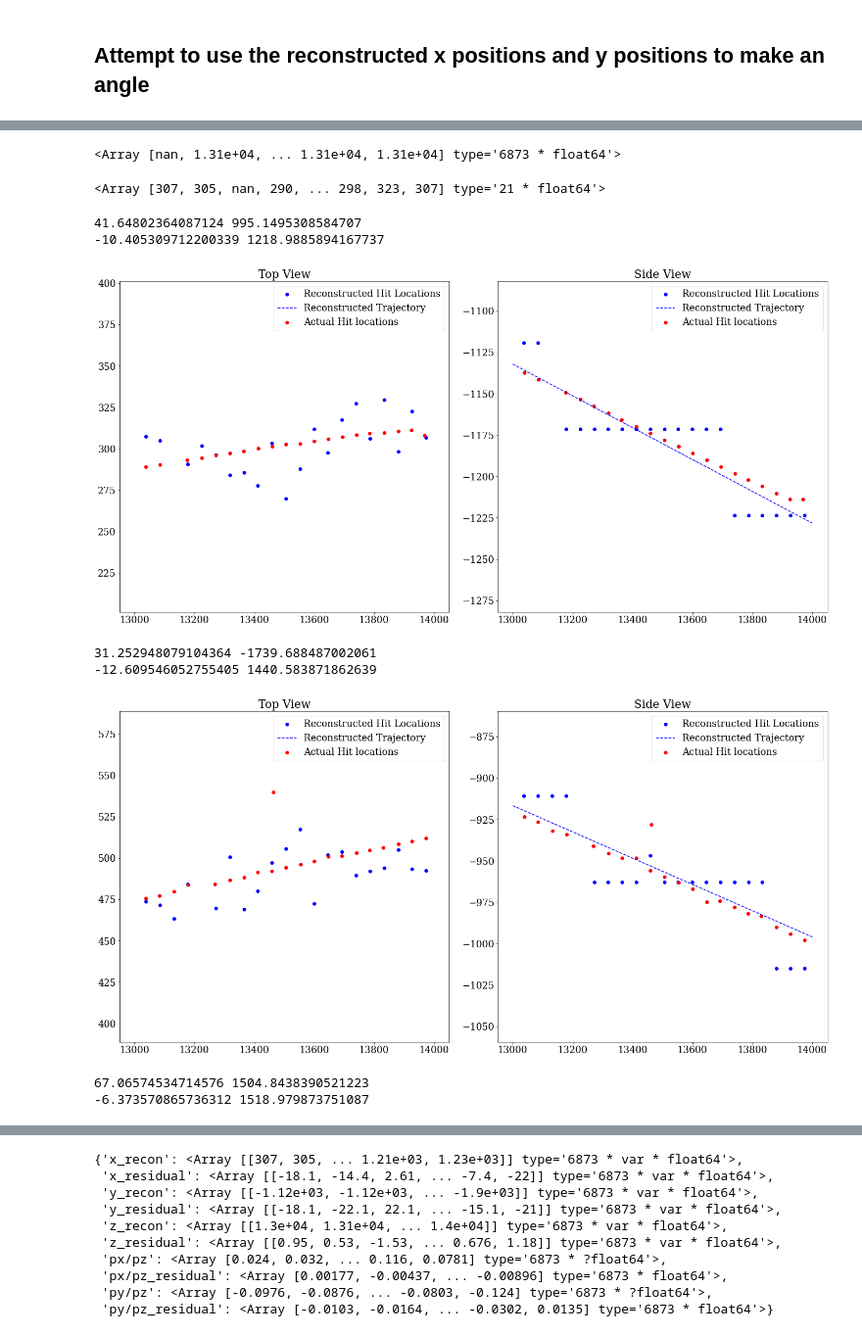
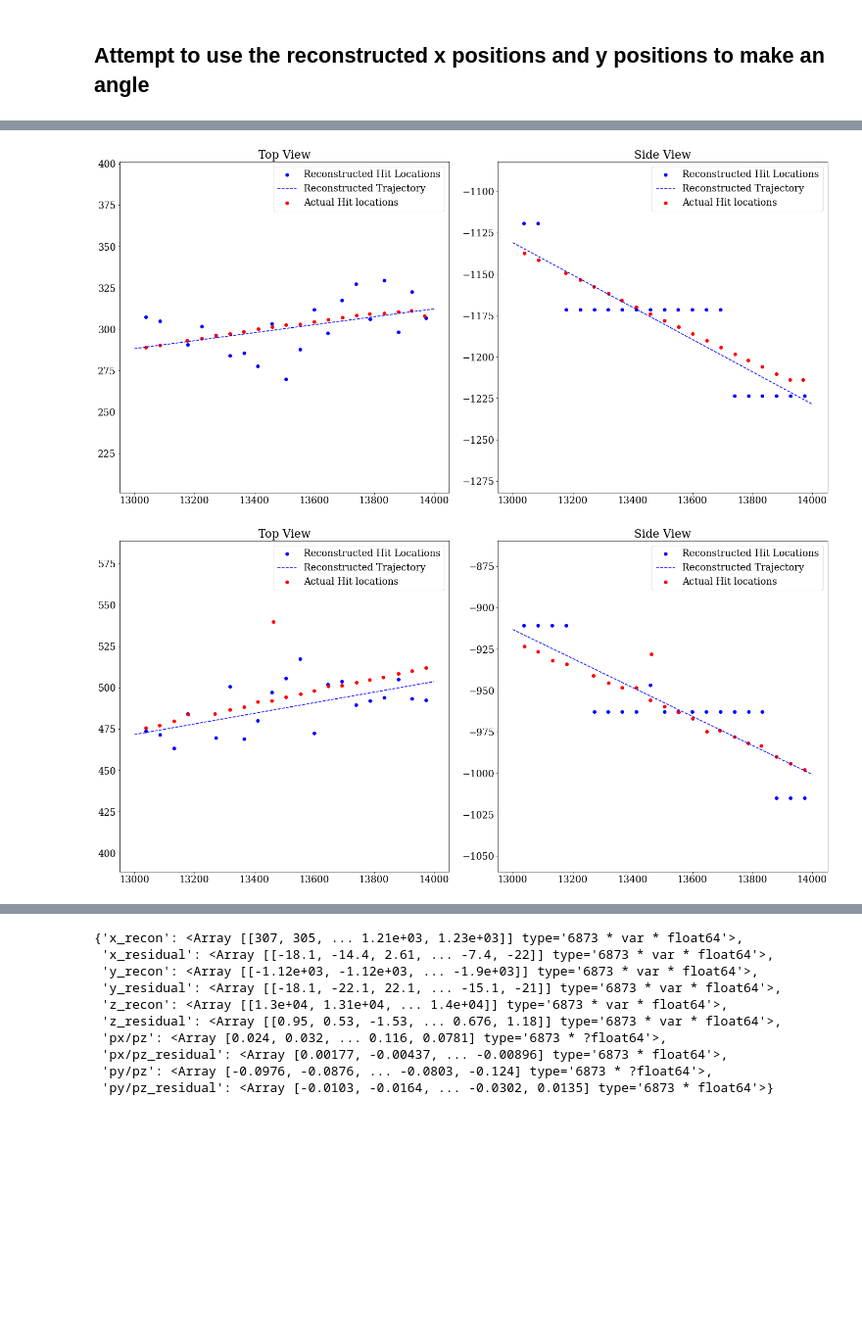
Before and after one commit to peckalec/SiPM-Studies, a Jupyter notebook: fcal_muon_GEMC.ipynb, the cells around one changed output, grey strips where cells are left out. Shown at 98% size. Cells and saved outputs as stored; diff of their text form; code cells hidden in the pictures; blank space fills up the shorter version.

```diff
--- a/fcal_muon_GEMC.ipynb
+++ b/fcal_muon_GEMC.ipynb
@@ -572,7 +506,5 @@ ak.sum((y-y_bar)*(obs-obs_bar))/ak.sum((y-y_bar)**2)
 # %%
-
 for i in range(len(nEnergies)):
-    #for sigtype,label, formula in (("TDC","TDCR-TDCL",(TDCR_vals[i][MIPcut[i]]-TDCL_vals[i][MIPcut[i]])[hitscut[i]]),
     y = (avg_ys[i][MIPcut[i]][hitscut[i]])
     obs=(components[i][MIPcut[i]][hitscut[i]])
     y_bar = ak.mean(y)
@@ -596,7 +528,7 @@ for i in range(len(nEnergies)):
 
 
     y_recon = (obs-b)/m
-    results[i][2]["y_recon"] = y_recon
+    results[i]["y_recon"] = y_recon
 
     recvy = ax[1].hist2d(ak.flatten(y).tolist(),ak.flatten(y_recon).tolist(),bins=[500,500],cmin=1) #,norm=mpl.colors.LogNorm()
     fig.colorbar(recvy[-1],ax=ax[1])
@@ -624,7 +556,12 @@ for i in range(len(nEnergies)):
     ax[2].set_xlabel(f"$y_{{recon}}-y_{{\\rm truth}}$ [mm]")
     plt.show()
 
-    results[i][2]["y_residual"] = residuals
+    results[i]["y_residual"] = residuals
+
+    fitresults[i]["m_y"] = m
+    fitresults[i]["b_y"] = b
+    fitresults[i]["sigma_y"] = sigma
+    fitresults[i]["mu_y"] = mu
 # %% [output]
 m = 0.02,b = 42.46
 mu = -0.00, sigma = 14.80
@@ -653,7 +590,7 @@ for i in range(len(nEnergies)):
 
 
     z_recon = (obs-b)/m
-    results[i][2]["z_recon"] = z_recon
+    results[i]["z_recon"] = z_recon
 
     recvz = ax[1].hist2d(ak.flatten(z).tolist(),ak.flatten(z_recon).tolist(),bins=[500,200],cmin=1) #,norm=mpl.colors.LogNorm()
     fig.colorbar(recvz[-1],ax=ax[1])
@@ -681,7 +618,12 @@ for i in range(len(nEnergies)):
     ax[2].set_xlabel(f"$z_{{recon}}-z_{{\\rm truth}}$ [mm]")
     plt.show()
 
-    results[i][2]["z_residual"] = residuals
+    results[i]["z_residual"] = residuals
+
+    fitresults[i]["m_z"] = m
+    fitresults[i]["b_z"] = b
+    fitresults[i]["sigma_z"] = sigma
+    fitresults[i]["mu_z"] = mu
 # %% [output]
 m = 0.0214,b = -277.5922
 mu = 0.00, sigma = 1.61
@@ -773,69 +707,50 @@ plt.show()
-# %%
-allzs
-# %% [output]
-<Array [nan, 1.31e+04, ... 1.31e+04, 1.31e+04] type='6873 * float64'>
-# %%
-avg_x_perlayer[0][0]
-# %% [output]
-<Array [307, 305, nan, 290, ... 298, 323, 307] type='21 * float64'>
 # %%
 #for each event, make a line of best fit connecting (x,z), and (y,z)
 
 for i in range(len(nEnergies)):
     for eventnum in range(3):
         xi = avg_x_perlayer[i][eventnum,:]
+        yi = avg_y_perlayer[i][eventnum,:]
         zi = avg_z_perlayer[i][eventnum,:]
         Ai = tot_ADC_perlayer[i][eventnum,:]
         x = xi[xi==xi]
+        y = yi[xi==xi]
         z = zi[xi==xi]
         A = Ai[xi==xi]
 
         z_bar = ak.mean(z,weight=A)
+        y_bar = ak.mean(y,weight=A)
         x_bar = ak.mean(x,weight=A)
 
-        m_long = ak.sum(A*(z-z_bar)*(x-x_bar))/ak.sum(A*(z-z_bar)**2)
-        b_long = x_bar-m_long*z_bar
+        m_zx = ak.sum(A*(z-z_bar)*(x-x_bar))/ak.sum(A*(z-z_bar)**2)
+        b_zx = x_bar-m_zx*z_bar
 
-        #m_long= (ak.sum(A)*np.sum(z*x*A)-np.sum(z)*np.sum(x*A))/(ak.count(z)*np.sum(z*z)-np.sum(z)**2)
-        #b_long = np.sum(x*A-m_long*z)/ak.sum(A)
-        #m_long= (ak.count(z)*np.sum(z*x)-np.sum(z)*np.sum(x))/(ak.count(z)*np.sum(z*z)-np.sum(z)**2)
-        #b_long = np.sum(x-m*z)/ak.count(z)
-        print(1/m_long,-b_long/m_long)
+        m_zy = ak.sum(A*(z-z_bar)*(y-y_bar))/ak.sum(A*(z-z_bar)**2)
+        b_zy = y_bar-m_zy*z_bar
+
+
+        #print(1/m_long,-b_long/m_long)
         xpt = pd.Series([13000, 14000])
 
         fig,ax = plt.subplots(1,2,figsize=(20,10))
         ax[0].set_title("Top View")
         ax[0].scatter(z,x,color="blue",label="Reconstructed Hit Locations")
-        ax[0].plot(xpt, m_fit*xpt+b_fit, linestyle="--",color="blue",label="Reconstructed Trajectory")
+        ax[0].plot(xpt, m_zx*xpt+b_zx, linestyle="--",color="blue",label="Reconstructed Trajectory")
         ax[0].scatter(avg_zs[i][MIPcut[i]][hitscut[i]][eventnum],avg_xs[i][MIPcut[i]][hitscut[i]][eventnum],color="red",label="Actual Hit locations")
         ax[0].set_ylim(np.mean(x)-100,np.mean(x)+100)
         ax[0].legend()
 
-        yi = avg_y_perlayer[i][eventnum,:]
-        y = yi[xi==xi]
-        m_fit,b_fit = np.polyfit(z,y,1,w=A)
-        m = 1/m_fit
-        b = -b_fit/m_fit
-        print(m,b)
-        xpt = pd.Series([13000, 14000])
-
         ax[1].set_title("Side View")
         ax[1].scatter(z,y,color="blue",label="Reconstructed Hit Locations")
-        ax[1].plot(xpt, m_fit*xpt+b_fit, linestyle="--",color="blue",label="Reconstructed Trajectory")
+        ax[1].plot(xpt, m_zy*xpt+b_zy, linestyle="--",color="blue",label="Reconstructed Trajectory")
         ax[1].scatter(avg_zs[0][MIPcut[i]][hitscut[i]][eventnum],avg_ys[0][MIPcut[i]][hitscut[i]][eventnum],color="red",label="Actual Hit locations")
         ax[1].set_ylim(np.mean(y)-100,np.mean(y)+100)
         ax[1].legend()
 
         plt.show()
 #plt.plot(avg_x_perlayer[0][0,:],
 #layer = 1
 #avg_x_perlayer[0][0]
 # %% [output]
-41.64802364087124 995.1495308584707
--10.405309712200339 1218.9885894167737
-[figure, old version]
+[figure, new version]
-31.252948079104364 -1739.688487002061
--12.609546052755405 1440.583871862639
-[figure, old version]
+[figure, new version]
-67.06574534714576 1504.8438390521223
--6.373570865736312 1518.979873751087
```
Also changed, not shown: parts of 28 cells of this notebook, 2 other files.
